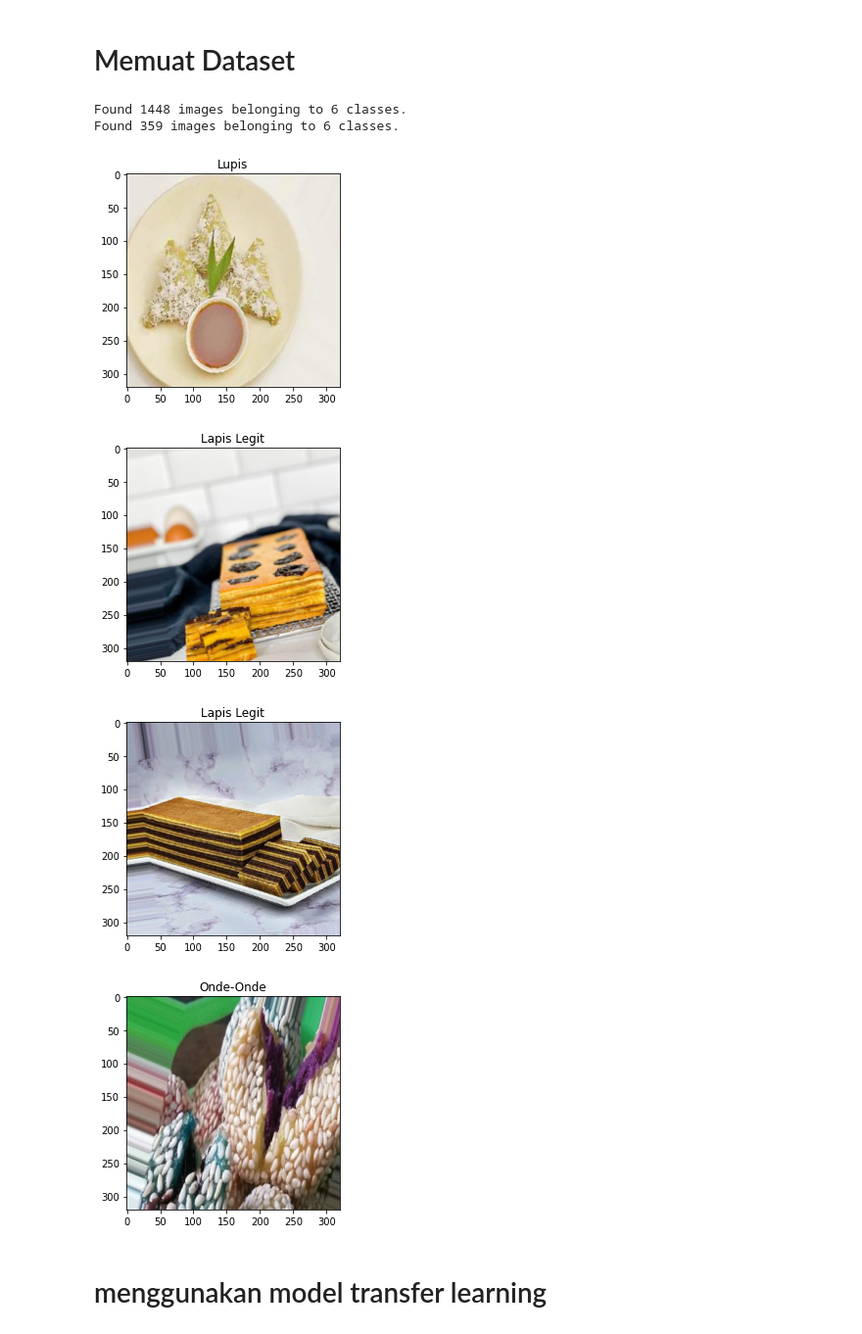
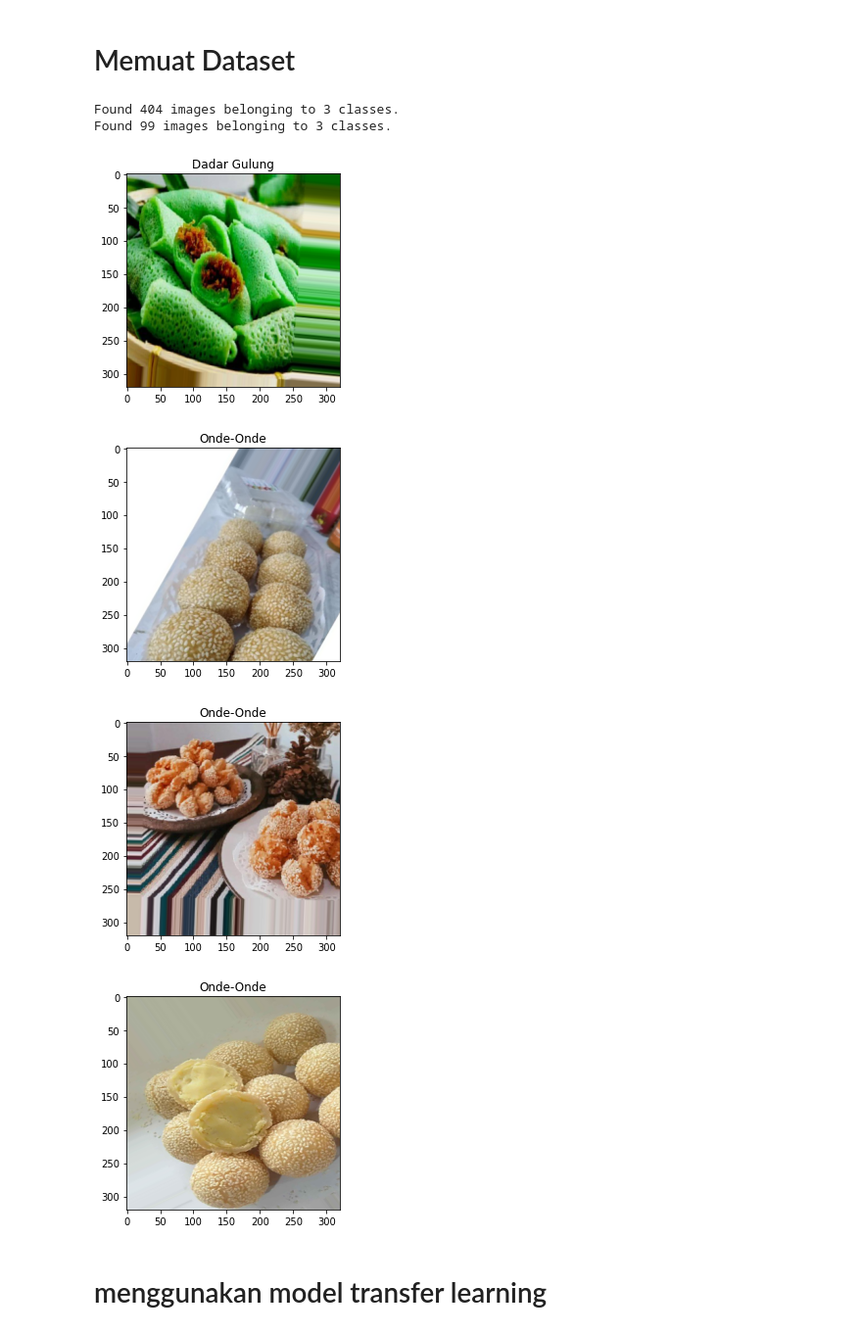
Before and after one commit to mochammadfarkhan/rusantara, a Jupyter notebook: Rusantara_TransferLearning_Inception.ipynb, the cells around one changed output. Shown at 98% size. Drawn from its saved outputs; the diff is of its cells as text; code cells hidden in the pictures.

```diff
--- a/Rusantara_TransferLearning_Inception.ipynb
+++ b/Rusantara_TransferLearning_Inception.ipynb
@@ -18,7 +18,7 @@ Drive already mounted at /content/gdrive; to attempt to forcibly remount, call d
 # %% [markdown]
 # Memuat Dataset
 # %%
-train_data_dir = "/content/gdrive/MyDrive/rusantara/rusantara2"
+train_data_dir = "/content/gdrive/MyDrive/rusantara/CleanData"
 
 BATCH_SIZE = 32
 IMG_SIZE = (320, 320)
@@ -30,7 +30,7 @@ train_datagen = ImageDataGenerator(rescale=1./255,
                                    shear_range=0.2,
                                    zoom_range=0.2,
                                    horizontal_flip=True,
-                                   validation_split=0.2) # set validation split
+                                   validation_split=0.2) # set validation split (20 persen)
 
 # training dataset
 train_generator = train_datagen.flow_from_directory(
@@ -48,24 +48,23 @@ validation_generator = train_datagen.flow_from_directory(
     class_mode='binary',
     subset='validation') # set as validation data
 # %% [output]
-Found 1448 images belonging to 6 classes.
-Found 359 images belonging to 6 classes.
+Found 404 images belonging to 3 classes.
+Found 99 images belonging to 3 classes.
 # %%
-class_names = ["Dadar Gulung", "Kue Lemper", "Lapis Legit", "Lupis", "Onde-Onde", "Serabi"]
+class_names = ["Dadar Gulung", "Lapis Legit","Onde-Onde"]
 
 x,y = train_generator.next()
 for i in range(4):
     image = x[i]
     label = y[i]
-    # plt.title(class_names[int(label)])
     plt.title(class_names[int(label)])
     plt.imshow(image)
     plt.show()
 # %% [output]
-[figure, old version]
+[figure, new version]
-[figure, old version]
+[figure, new version]
-[figure, old version]
+[figure, new version]
-[figure, old version]
+[figure, new version]
 # %% [markdown]
 # menggunakan model transfer learning
 # %%
```
Also changed, not shown: parts of 8 cells of this notebook.
